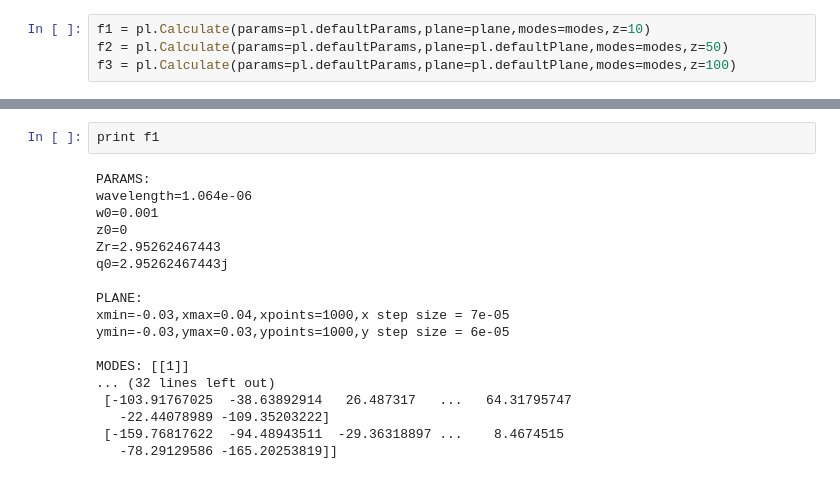
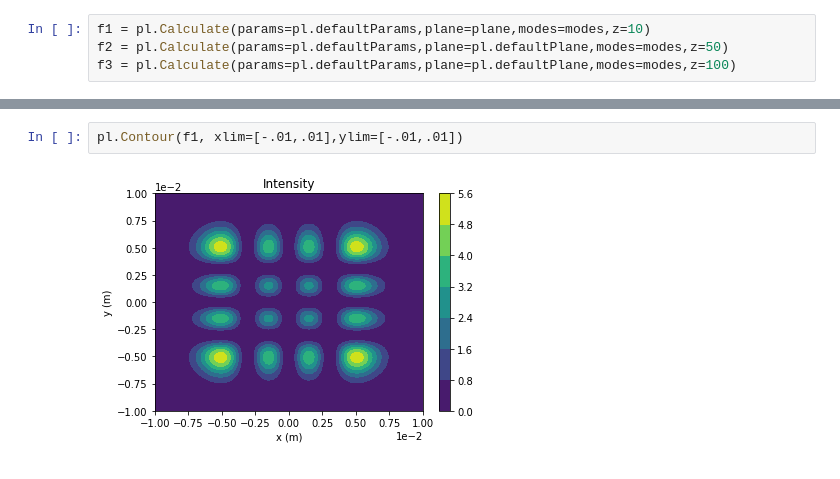
Before and after one commit to Edwards-Paul/Python-HG-Modes, a Jupyter notebook: HG Modes/Untitled.ipynb, the cells around one changed output, grey strips where cells are left out. Drawn from its saved outputs; the diff is of its cells as text.

```diff
--- a/HG Modes/Untitled.ipynb
+++ b/HG Modes/Untitled.ipynb
@@ -52,20 +52,4 @@ pl.IntensitySliceY(0,f1)
-# %%
-print f1
-# %% [output]
-PARAMS:
-wavelength=1.064e-06
-w0=0.001
-z0=0
-Zr=2.95262467443
-q0=2.95262467443j
-
-PLANE:
-xmin=-0.03,xmax=0.04,xpoints=1000,x step size = 7e-05
-ymin=-0.03,ymax=0.03,ypoints=1000,y step size = 6e-05
-
-MODES: [[1]]
-... (32 lines left out)
- [-103.91767025  -38.63892914   26.487317   ...   64.31795747
-   -22.44078989 -109.35203222]
- [-159.76817622  -94.48943511  -29.36318897 ...    8.4674515
-   -78.29129586 -165.20253819]]
+# %%
+pl.Contour(f1, xlim=[-.01,.01],ylim=[-.01,.01])
+# %% [output]
+[figure, added]
```
Also changed, not shown: parts of 4 cells of this notebook, 2 other files.
